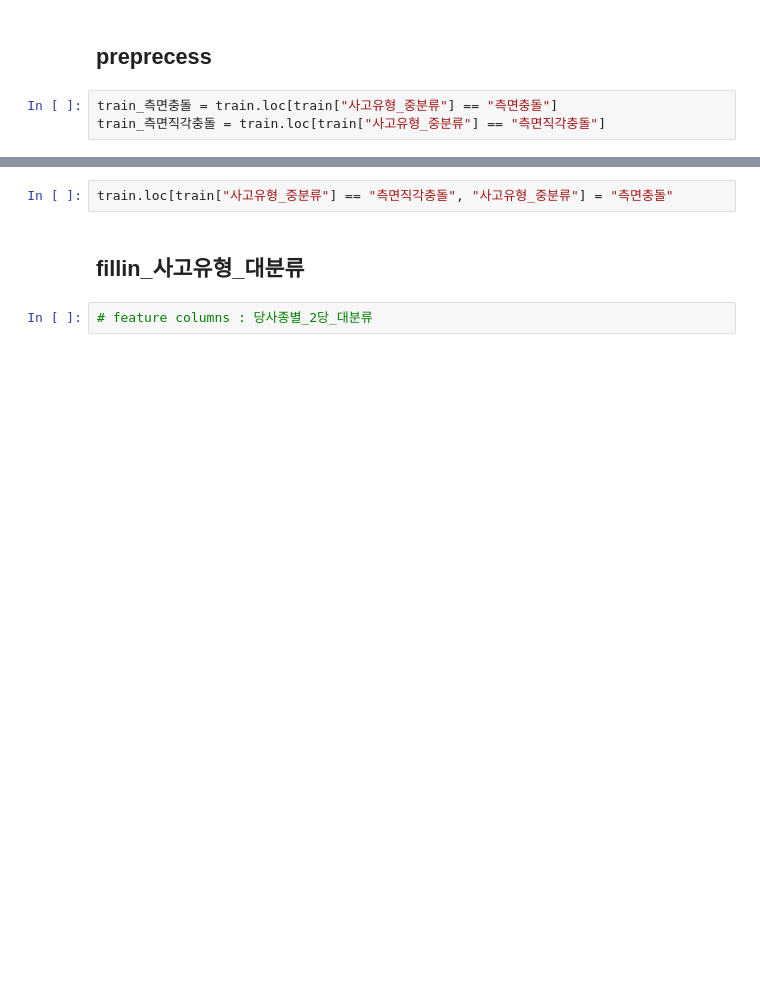
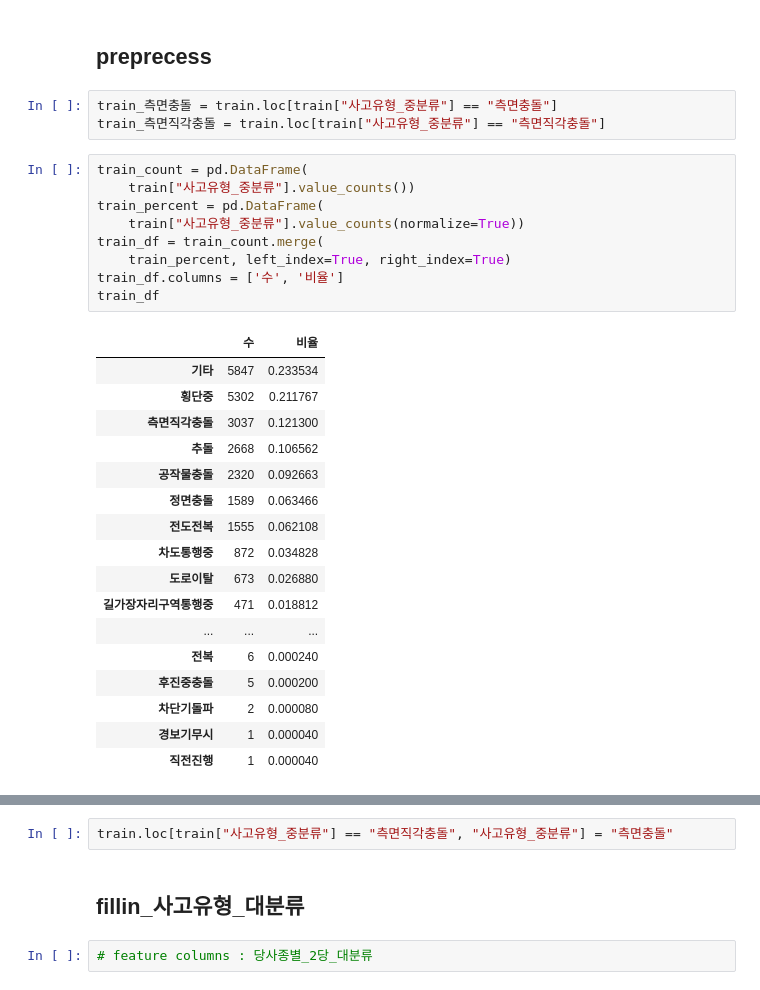
Before and after one commit to willthd/Data-Science, a Jupyter notebook: dataChallenge/dataChallenge.ipynb, the cells around one changed output, grey strips where cells are left out. Drawn from its saved outputs; the diff is of its cells as text; blank space fills up the shorter version.

```diff
--- a/dataChallenge/dataChallenge.ipynb
+++ b/dataChallenge/dataChallenge.ipynb
@@ -45,3 +47,30 @@ test.head()
 # %%
 train_측면충돌 = train.loc[train["사고유형_중분류"] == "측면충돌"]
 train_측면직각충돌 = train.loc[train["사고유형_중분류"] == "측면직각충돌"]
+# %%
+train_count = pd.DataFrame(
+    train["사고유형_중분류"].value_counts())
+train_percent = pd.DataFrame(
+    train["사고유형_중분류"].value_counts(normalize=True))
+train_df = train_count.merge(
+    train_percent, left_index=True, right_index=True)
+train_df.columns = ['수', '비율']
+train_df
+# %% [output]
+|  | 수 | 비율 |
+| 기타 | 5847 | 0.233534 |
+| 횡단중 | 5302 | 0.211767 |
+| 측면직각충돌 | 3037 | 0.121300 |
+| 추돌 | 2668 | 0.106562 |
+| 공작물충돌 | 2320 | 0.092663 |
+| 정면충돌 | 1589 | 0.063466 |
+| 전도전복 | 1555 | 0.062108 |
+| 차도통행중 | 872 | 0.034828 |
+| 도로이탈 | 673 | 0.026880 |
+| 길가장자리구역통행중 | 471 | 0.018812 |
+| ... | ... | ... |
+| 전복 | 6 | 0.000240 |
+| 후진중충돌 | 5 | 0.000200 |
+| 차단기돌파 | 2 | 0.000080 |
+| 경보기무시 | 1 | 0.000040 |
+| 직전진행 | 1 | 0.000040 |
```
Also changed, not shown: parts of 12 cells of this notebook.
